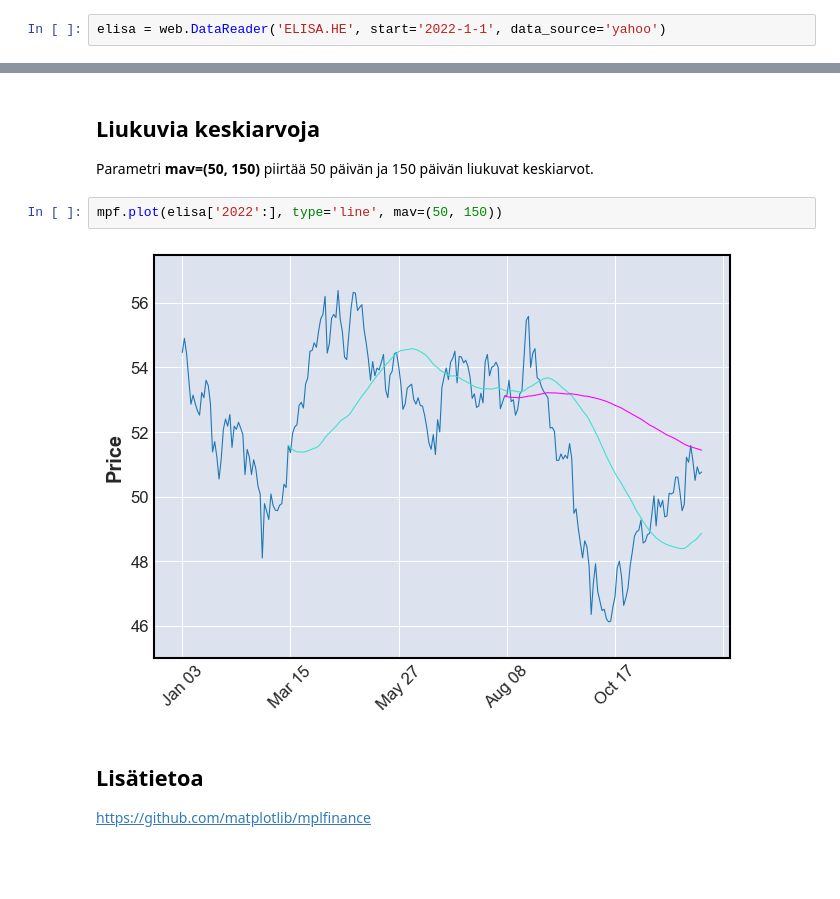
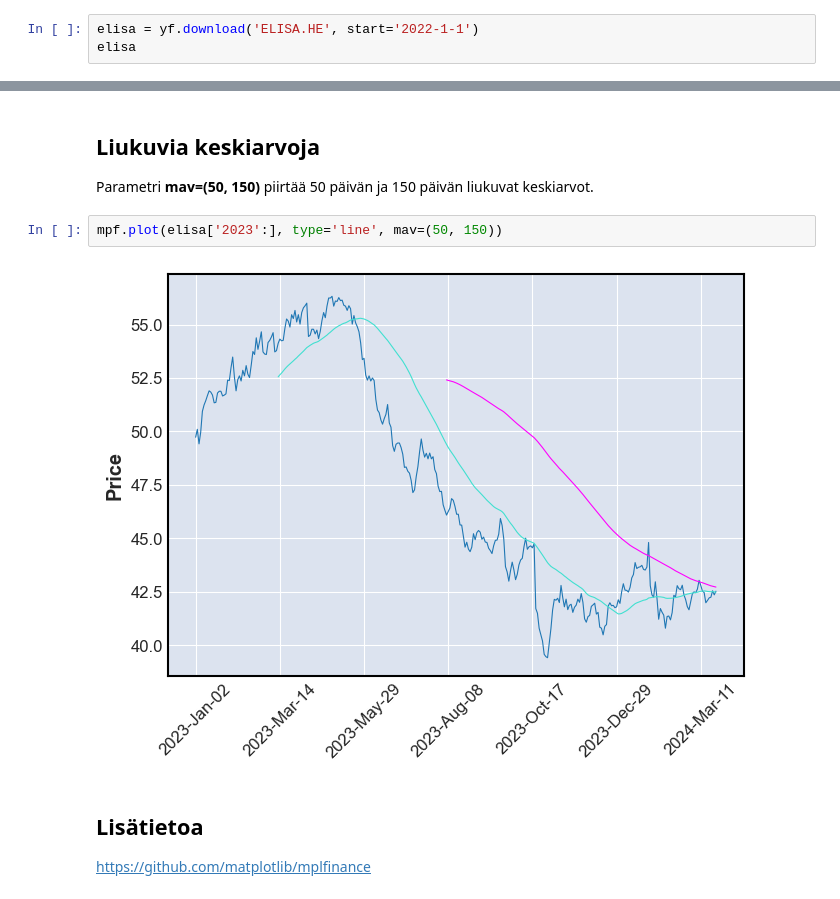
Before and after one commit to taanila/aikasarjat, a Jupyter notebook: mplfinance.ipynb, the cells around one changed output, grey strips where cells are left out. Saved outputs shown, nothing was run; the diff lists cells and outputs as text; blank space fills up the shorter version.

```diff
--- a/mplfinance.ipynb
+++ b/mplfinance.ipynb
@@ -20,4 +20,5 @@ import mplfinance as mpf
 
 Kurssihistorioita voit noutaa Yahoo Finance -palvelusta. Voit googlata muiden osakkeiden nimiä. Esimerkiksi halulla 'yahoo finance kemira' löydät Kemiran tunnuksen Yahoossa.
 # %%
-elisa = web.DataReader('ELISA.HE', start='2022-1-1', data_source='yahoo')
+elisa = yf.download('ELISA.HE', start='2022-1-1')
+elisa
@@ -61,9 +61,9 @@ mpf.plot(elisa['2022-11':], type='candle', mav=(10), volume=True, show_nontradin
 
 Parametri **mav=(50, 150)** piirtää 50 päivän ja 150 päivän liukuvat keskiarvot.
 # %%
-mpf.plot(elisa['2022':], type='line', mav=(50, 150))
+mpf.plot(elisa['2023':], type='line', mav=(50, 150))
 # %% [output]
-[figure, old version]
+[figure, new version]
 # %% [markdown]
 ## Lisätietoa
 
```
Also changed, not shown: parts of 7 cells of this notebook.
